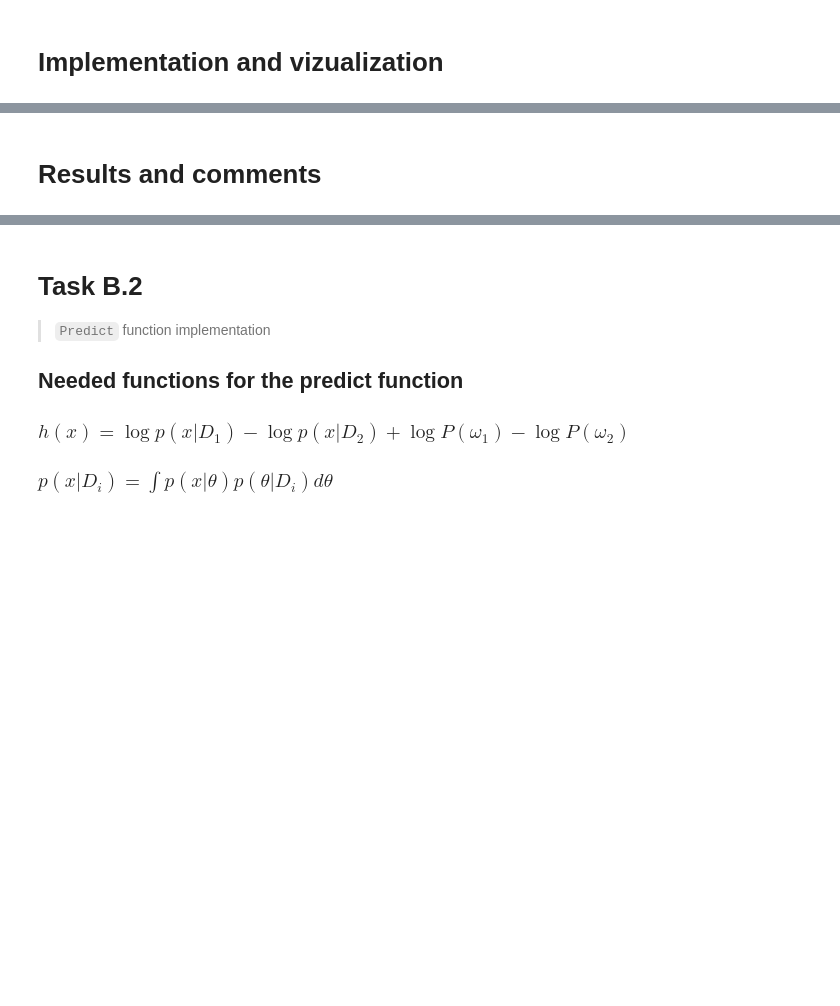
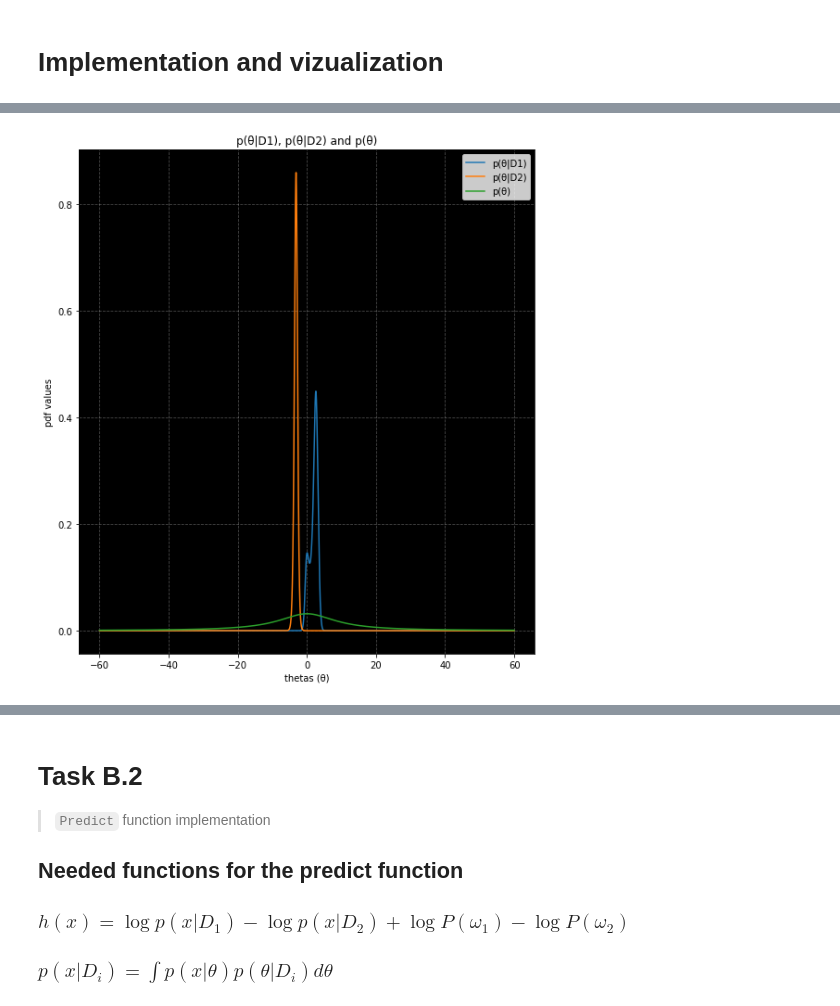
Before and after one commit to giahou2000/Gaming-statistics, a Jupyter notebook: gaming_company.ipynb, the cells around one changed output, grey strips where cells are left out. Saved outputs shown, nothing was run; the diff lists cells and outputs as text; code cells hidden in the pictures; blank space fills up the shorter version.

```diff
--- a/gaming_company.ipynb
+++ b/gaming_company.ipynb
@@ -285,7 +313,7 @@ def p_theta_Di(p, p_theta, step):
 # p(D_i|θ) exists because of task A.1
 # p(θ) has been computed at the beginning of task B
 # To compute the p(θ|Di) we use the custom made function above
-p_theta_D1 = p_theta_Di(p1, p_theta, step) #
+p_theta_D1 = p_theta_Di(p1, p_theta, step)
 p_theta_D2 = p_theta_Di(p2, p_theta, step)
 
 
@@ -294,7 +322,8 @@ p_theta_D2 = p_theta_Di(p2, p_theta, step)
 fig = plt.figure(figsize=(35, 5))
 title1 = "p(θ|D1)"
 title2 = "p(θ|D2)"
-title3 = "p(θ|D1) and p(θ|D2)"
+title3 = "p(θ)"
+title4 = "p(θ|D1) and p(θ|D2)"
 x_label = "thetas (θ)"
 y_label = "pdf values"
 
@@ -303,11 +332,19 @@ y_label = "pdf values"
 vizualize(fig, 3, 1, 1, title1, x_label, y_label, theta, p_theta_D1, custom_color="blue")
 vizualize(fig, 3, 1, 2, title2, x_label, y_label, theta, p_theta_D2, custom_color="orange")
 combine_list = [p_theta_D1, p_theta_D2]
-vizualize_more(fig, 3, 1, 3, title3, x_label, y_label, theta, combine_list, title1, title2)
+combine_titles = [title1, title2]
+vizualize_more(fig, 3, 1, 3, title4, x_label, y_label, theta, combine_list, combine_titles)
 
 # Show all plots
 plt.show()
 # %% [output]
 [figure]
-# %% [markdown]
-# **Results and comments**
+# %%
+# plotting p(θ|D1), p(θ|D2) and p(θ) together
+fig = plt.figure(figsize=(30, 10))
+combine_list = [p_theta_D1, p_theta_D2, p_theta]
+combine_titles = [title1, title2, title3]
+title5 = "p(θ|D1), p(θ|D2) and p(θ)"
+vizualize_more(fig, 3, 1, 3, title5, x_label, y_label, theta, combine_list, combine_titles)
+# %% [output]
+[figure, added]
```
Also changed, not shown: parts of 17 cells of this notebook.
